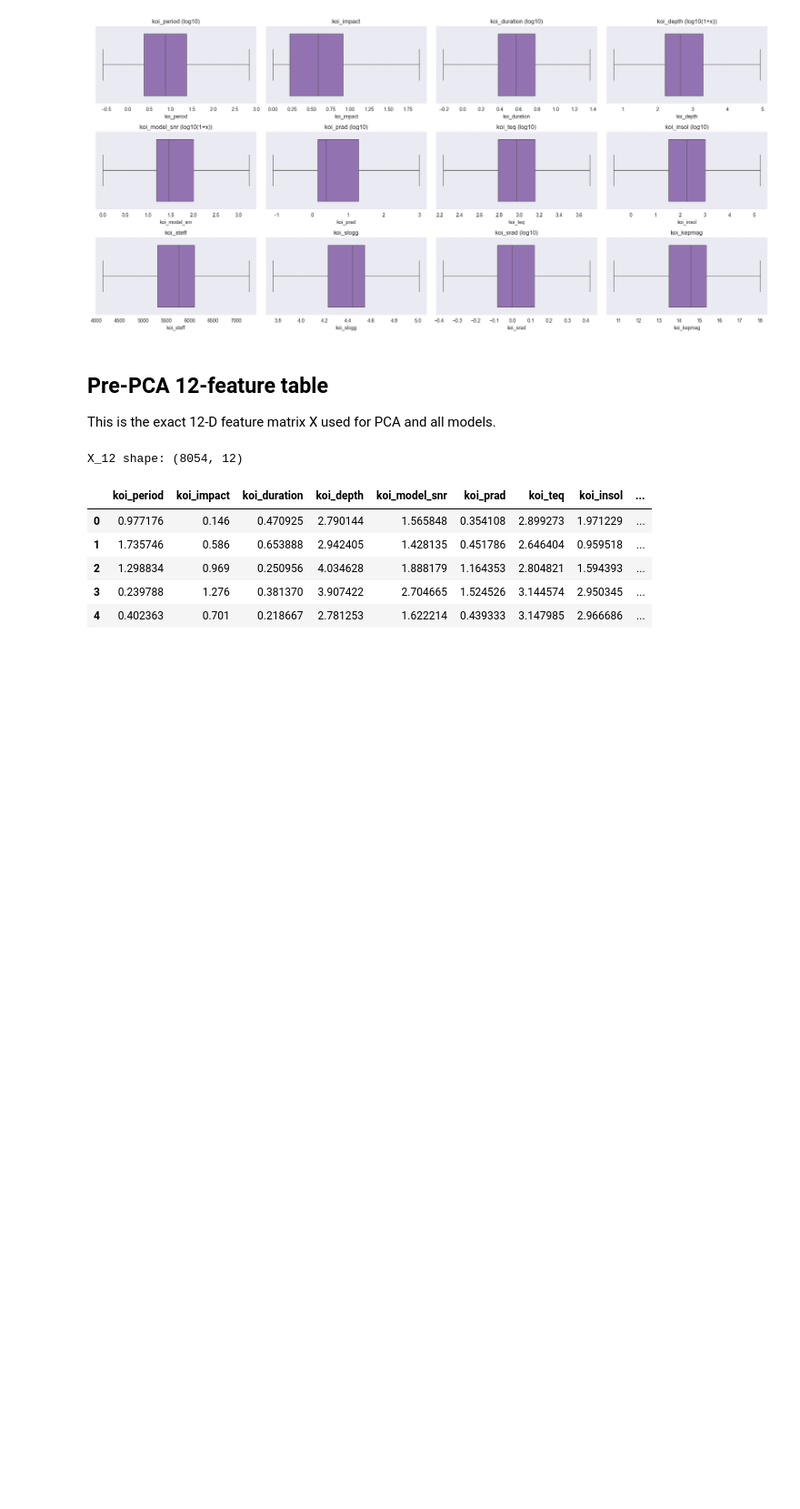
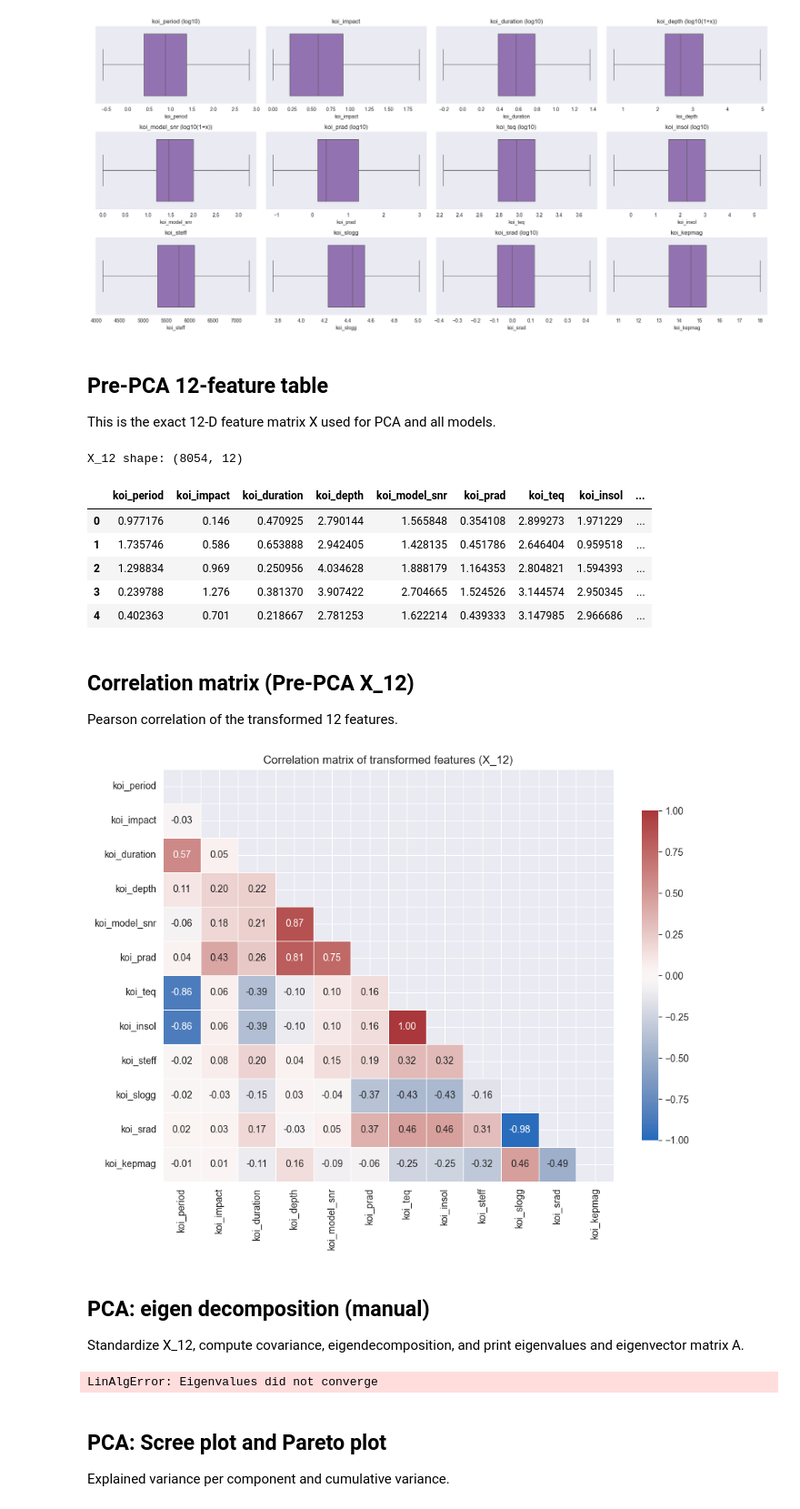
Before and after one commit to ZhuoQiuMcgill/INSE6220-FinalProject, a Jupyter notebook: src/project_code.ipynb, the cells around one changed output. Shown: that part at 91% size. Drawn from its saved outputs; the diff is of its cells as text; code cells hidden in the pictures; blank space fills up the shorter version.

```diff
--- a/src/project_code.ipynb
+++ b/src/project_code.ipynb
@@ -270,3 +270,63 @@ X_12 shape: (8054, 12)
 | 2 | 1.298834 | 0.969 | 0.250956 | 4.034628 | 1.888179 | 1.164353 | 2.804821 | 1.594393 | ... |
 | 3 | 0.239788 | 1.276 | 0.381370 | 3.907422 | 2.704665 | 1.524526 | 3.144574 | 2.950345 | ... |
 | 4 | 0.402363 | 0.701 | 0.218667 | 2.781253 | 1.622214 | 0.439333 | 3.147985 | 2.966686 | ... |
+# %% [markdown]
+## Correlation matrix (Pre-PCA X_12)
+Pearson correlation of the transformed 12 features.
+# %%
+import numpy as np
+import pandas as pd
+import seaborn as sns
+import matplotlib.pyplot as plt
+
+# Guard: require X_12 exists
+if 'X_12' not in globals():
+    raise RuntimeError('X_12 not found. Run the Pre-PCA 12-feature table cell first.')
+
+corr = X_12.corr(numeric_only=True)
+
+# Mask upper triangle for cleanliness
+mask = np.triu(np.ones_like(corr, dtype=bool))
+plt.figure(figsize=(9.5, 7.5))
+sns.heatmap(corr, mask=mask, cmap='vlag', vmin=-1, vmax=1, center=0,
+            annot=True, fmt='.2f', linewidths=0.5, cbar_kws=dict(shrink=0.8))
+plt.title('Correlation matrix of transformed features (X_12)')
+plt.tight_layout()
+plt.show()
+# %% [output]
+[figure, added]
+# %% [markdown]
+## PCA: eigen decomposition (manual)
+Standardize X_12, compute covariance, eigendecomposition, and print eigenvalues and eigenvector matrix A.
+# %%
+import numpy as np
+import pandas as pd
+from sklearn.preprocessing import StandardScaler
+
+if 'X_12' not in globals():
+    raise RuntimeError('X_12 not found. Run the Pre-PCA 12-feature table cell first.')
+
+scaler = StandardScaler()
+X_std = scaler.fit_transform(X_12.astype(float))
+
+# Covariance matrix (features as columns)
+cov = np.cov(X_std, rowvar=False)
+
+# Eigendecomposition of symmetric covariance matrix
+eigvals, eigvecs = np.linalg.eigh(cov)
+# Sort by descending eigenvalue
+order = np.argsort(eigvals)[::-1]
+eigvals = eigvals[order]
+eigvecs = eigvecs[:, order]
+
+# Eigenvector matrix A: columns are principal axes (PC1..PCm)
+A = pd.DataFrame(eigvecs, index=X_12.columns, columns=[f'PC{i+1}' for i in range(eigvecs.shape[1])])
+
+print('Eigenvalues (descending):')
+print(pd.Series(eigvals, index=[f'PC{i+1}' for i in range(len(eigvals))]).to_string())
+print('\nEigenvector matrix A (loadings):', A)
+# %% [output]
+LinAlgError: Eigenvalues did not converge
+# %% [markdown]
+## PCA: Scree plot and Pareto plot
+Explained variance per component and cumulative variance.
```
Also changed, not shown: parts of 2 cells of this notebook, 1 other file.
